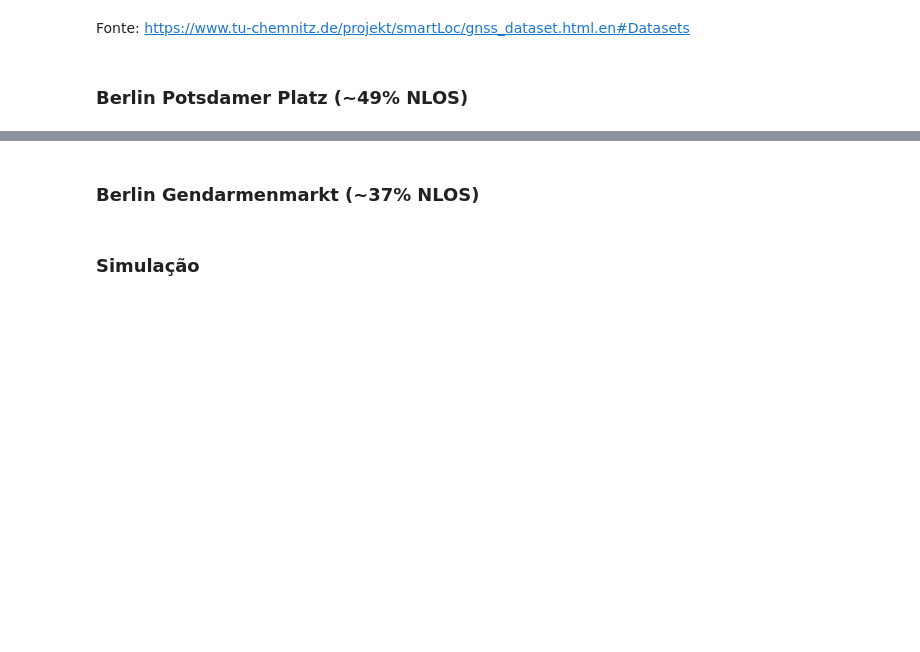
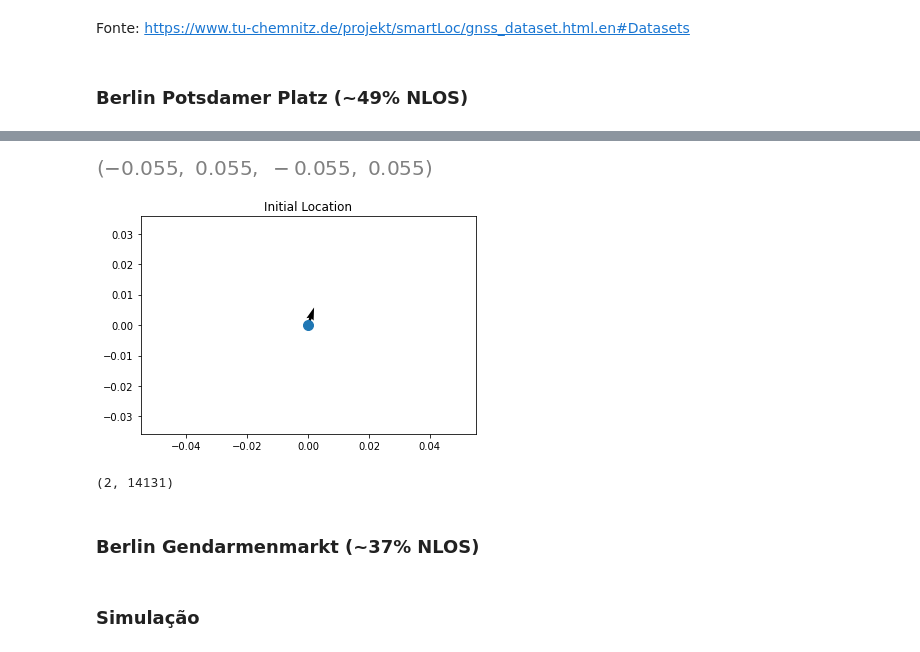
Before and after one commit to deivis6x7/Kalman, a Jupyter notebook: 01-EKF.ipynb, the cells around one changed output, grey strips where cells are left out. Drawn from its saved outputs; the diff is of its cells as text; code cells hidden in the pictures; blank space fills up the shorter version.

```diff
--- a/01-EKF.ipynb
+++ b/01-EKF.ipynb
@@ -279,10 +293,14 @@ latitudeGT = data1['Latitude (GT Lat) [deg]']
 longitudeGT = data1['Longitude (GT Lon) [deg]']
 altitudeGT = data1['Height above ellipsoid (GT Height) [m]']
 headingGT = data1['Heading (0° = East, counterclockwise) - (GT Heading) [rad]']
-#heading = data1['Heading (0° = East, counterclockwise) - (GT Heading) [rad]']
+course = data1['Heading (0° = East, counterclockwise) - (GT Heading) [rad]']
 speed = data1['Velocity [meter/second]']
 yawrate = data1['Yaw-Rate [rad/s]']
 
 # Pegar os timestamps das medições para utilizar na fusão do EKF
 gps_time = data1['GPSSecondsOfWeek [s]']
 imu_time = data1['GPSSecondsOfWeek [s] - Velocity']
+
+# Taxas de amostragem
+dt = 1.0/50.0 # 50 Hz (CAN) (VELOCITY.csv e YAWRATE.csv)
+dtGPS = 1.0/5.0 # 5 Hz (sensor GPS de baixo custo) (NAV-POSLLH.csv)
@@ -298,0 +307,50 @@ for step in range(n):
+# %%
+# Approx. Lat/Lon to Meters to check Location
+# Calculating position using data from GPS and GT (Ground Truth)
+RadiusEarth = 6378388.0 # m
+arc= 2.0*np.pi*(RadiusEarth+altitude)/360.0 # m/°
+arcGT= 2.0*np.pi*(RadiusEarth+altitudeGT)/360.0 # m/°
+
+# Equirectangular projection (https://en.wikipedia.org/wiki/Equirectangular_projection)
+# x = r * cos(latitude)*(longitude_{K} - longitude_{K-1})
+# y = r * (latitude_{K} - latitude_{K-1})
+dx = arc * np.cos(latitude*np.pi/180.0) * np.hstack((0.0, np.diff(longitude))) # in m
+dy = arc * np.hstack((0.0, np.diff(latitude))) # in m
+
+dxGT = arcGT * np.cos(latitudeGT*np.pi/180.0) * np.hstack((0.0, np.diff(longitudeGT))) # in m
+dyGT = arcGT * np.hstack((0.0, np.diff(latitudeGT))) # in m
+
+mx = np.cumsum(dx)
+my = np.cumsum(dy)
+mxGT = np.cumsum(dxGT)
+myGT = np.cumsum(dyGT)
+
+GPS=(imu_time >= gps_time).astype('bool')
+# %%
+# course in radians, yawrate in radians/s, and speed in m/s
+x_s = np.matrix([[mx[0], my[0], course[0]]]).T
+u_c = np.matrix([[speed[0], yawrate[0]]]).T
+#print(x, x.shape)
+#print(u, u.shape)
+
+U=float(np.cos(x_s[2])*u_c[0])
+V=float(np.sin(x_s[2])*u_c[0])
+
+# quiver plots a 2D field of arrows. X, Y define the arrow locations, U, V define the arrow directions.
+
+plt.quiver(x_s[0], x_s[1], U, V)
+plt.scatter(float(x_s[0]), float(x_s[1]), s=100)
+plt.title('Initial Location')
+plt.axis('equal')
+# %% [output]
+[figure, added]
+[figure, added]
+# %%
+#measurements = np.vstack((mx, my, heading))
+measurements = np.vstack((mx, my))
+# Lenth of the measurement
+m = measurements.shape[1]
+print(measurements.shape)
+#print(m)
+# %% [output]
+(2, 14131)
```
Also changed, not shown: parts of 11 cells of this notebook.
